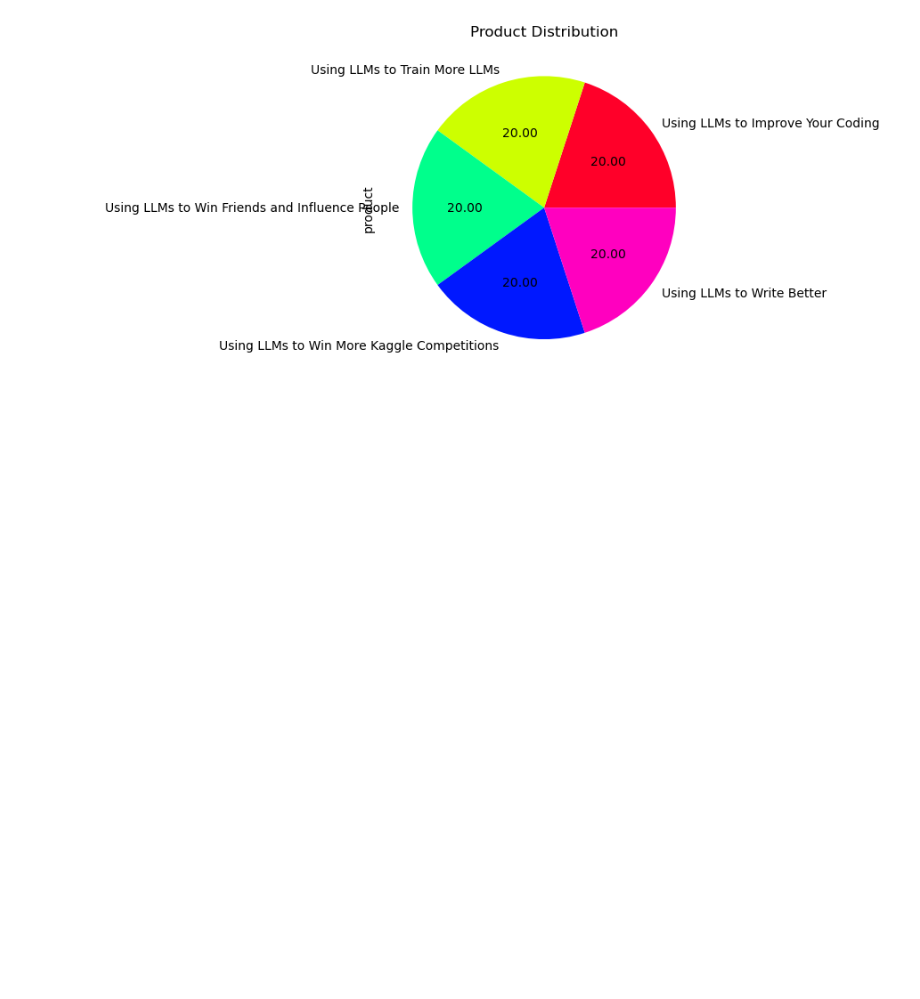
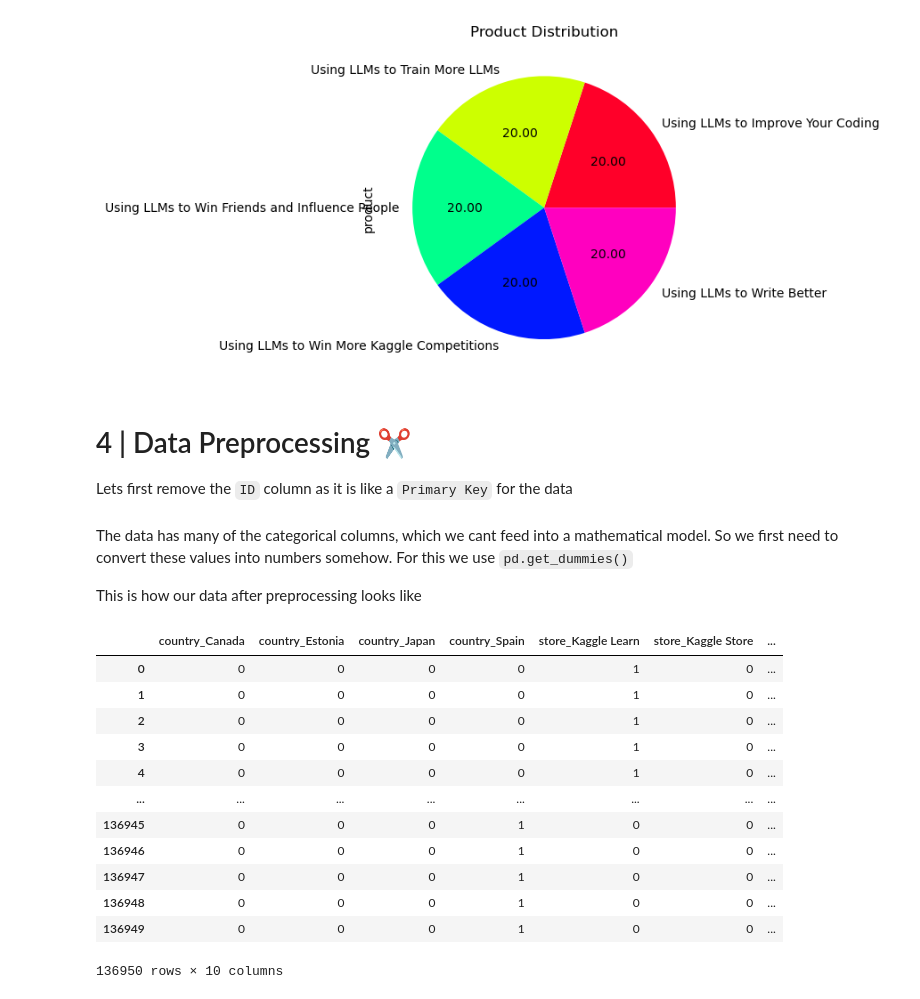
Before and after one commit to AyushSinghal9020/AyushSinghal9020, a Jupyter notebook: understanding-the-competition-s3e19.ipynb, the cells around one changed output. Cells and saved outputs as stored; diff of their text form; code cells hidden in the pictures; blank space fills up the shorter version.

Commit message:
Kaggle Notebook | Understanding the Competition |S3E19|💪🚀📈💪  | Version 4

```diff
--- a/understanding-the-competition-s3e19.ipynb
+++ b/understanding-the-competition-s3e19.ipynb
@@ -33,8 +35,8 @@ for dirname, _, filenames in os.walk('/kaggle/input'):
 # %% [markdown]
 Now lets dive into the data
 # %%
-train = pd.read_csv("/kaggle/input/playground-series-s3e19/train.csv")
-train
+data = pd.read_csv("/kaggle/input/playground-series-s3e19/train.csv")
+data
 # %% [output]
 |  | id | date | country | store | product | num_sold |
 | 0 | 0 | 2017-01-01 | Argentina | Kaggle Learn | Using LLMs to Improve Your Coding | 63 |
@@ -96,3 +98,7 @@ plt.title("Product Distribution")
 # %% [output]
 Text(0.5, 1.0, 'Product Distribution')
 [figure]
+# %% [markdown]
+# 4 | Data Preprocessing ✂️
+
+Lets first remove the `ID` column as it is like a `Primary Key` for the data
@@ -98,0 +107,22 @@ Text(0.5, 1.0, 'Product Distribution')
+# %%
+data.drop("id" , axis = 1 , inplace = True)
+# %% [markdown]
+The data has many of the categorical columns, which we cant feed into a mathematical model. So we first need to convert these values into numbers somehow. For this we use `pd.get_dummies()`
+
+This is how our data after preprocessing looks like
+# %%
+pd.get_dummies(data[["country" , "store" , "product"]] , drop_first = True)
+# %% [output]
+|  | country_Canada | country_Estonia | country_Japan | country_Spain | store_Kaggle Learn | store_Kaggle Store | ... |
+| 0 | 0 | 0 | 0 | 0 | 1 | 0 | ... |
+| 1 | 0 | 0 | 0 | 0 | 1 | 0 | ... |
+| 2 | 0 | 0 | 0 | 0 | 1 | 0 | ... |
+| 3 | 0 | 0 | 0 | 0 | 1 | 0 | ... |
+| 4 | 0 | 0 | 0 | 0 | 1 | 0 | ... |
+| ... | ... | ... | ... | ... | ... | ... | ... |
+| 136945 | 0 | 0 | 0 | 1 | 0 | 0 | ... |
+| 136946 | 0 | 0 | 0 | 1 | 0 | 0 | ... |
+| 136947 | 0 | 0 | 0 | 1 | 0 | 0 | ... |
+| 136948 | 0 | 0 | 0 | 1 | 0 | 0 | ... |
+| 136949 | 0 | 0 | 0 | 1 | 0 | 0 | ... |
+136950 rows × 10 columns
```
Also changed, not shown: parts of 26 cells of this notebook.
